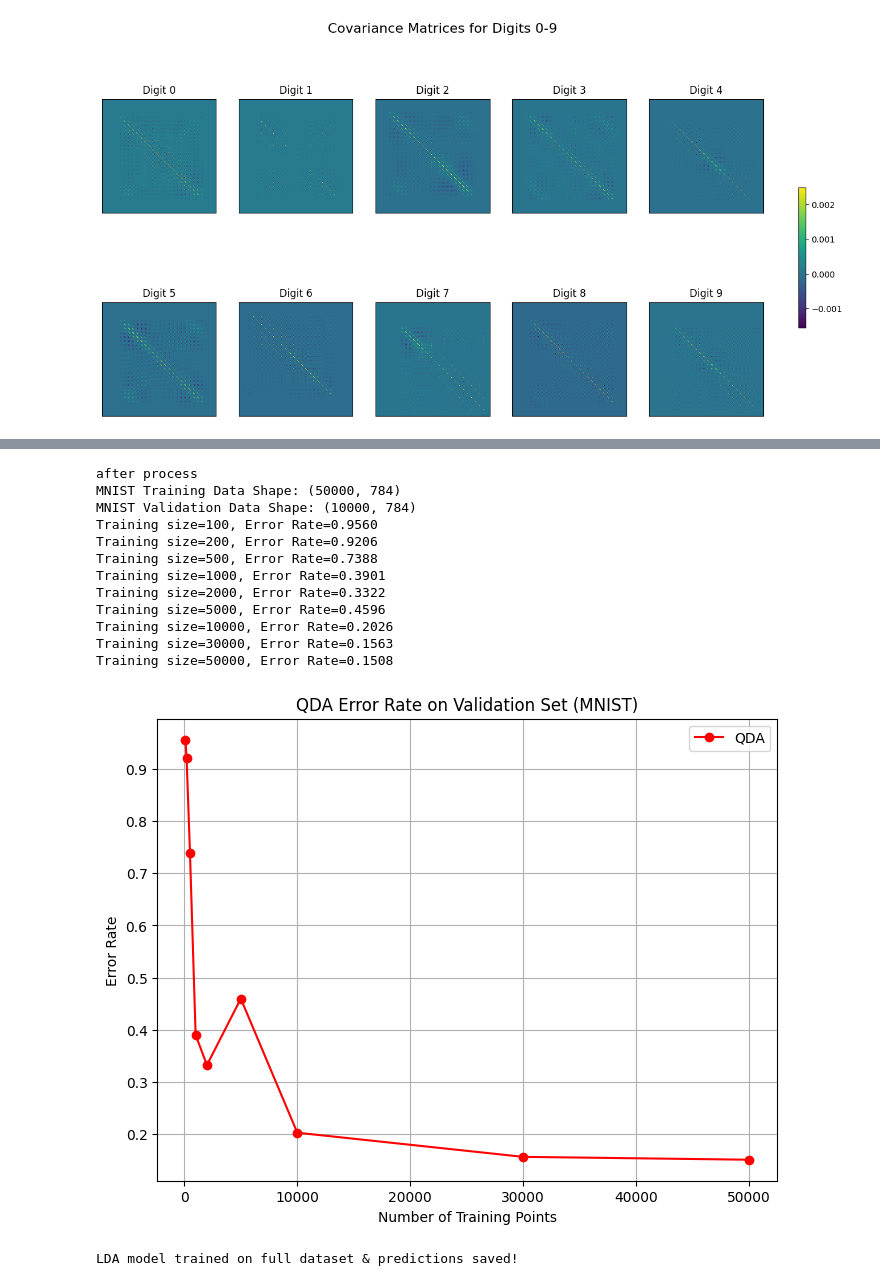
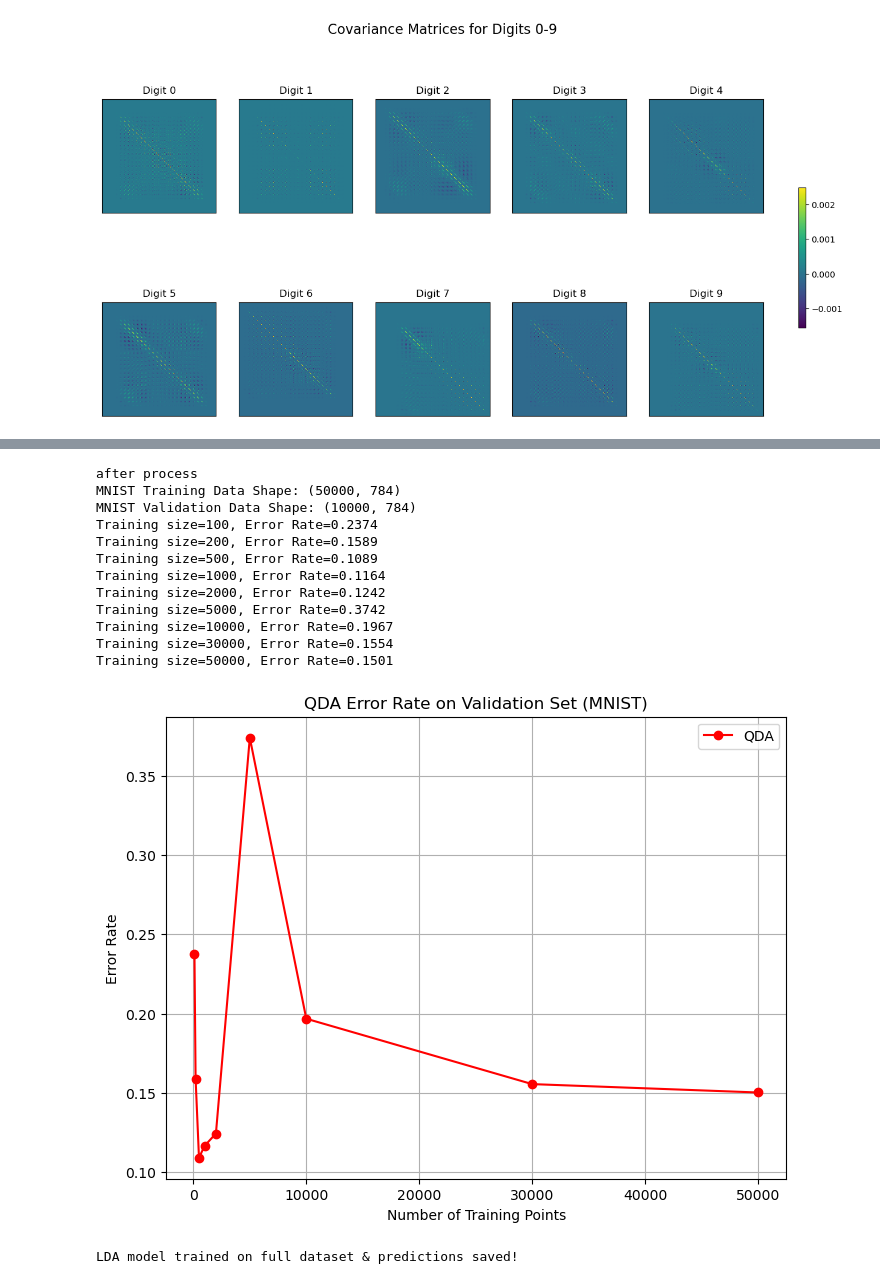
Before and after one commit to CalEricMa/cs189, a Jupyter notebook: hw3/hw3/scripts/hw3q8.ipynb, the cells around one changed output, grey strips where cells are left out. Drawn from its saved outputs; the diff is of its cells as text; code cells hidden in the pictures.

```diff
--- a/hw3/hw3/scripts/hw3q8.ipynb
+++ b/hw3/hw3/scripts/hw3q8.ipynb
@@ -135,6 +135,8 @@ np.random.seed(189)
 mnist_data = np.load("../data/mnist-data-hw3.npz")
 
 mnist_validation_data, mnist_validation_labels, mnist_training_data, mnist_training_labels = shuffle_partition_MNIST(mnist_data)
+training_data = contrast_normalize(training_data)
+test_data = contrast_normalize(test_data)
 print("after process")
 print("MNIST Training Data Shape:", mnist_training_data.shape)
 print("MNIST Validation Data Shape:", mnist_validation_data.shape)
@@ -197,7 +199,7 @@ def train_qda(data, label):
 
         diff = num_samples - mu_c[i]
         Sigma_c[i] = (diff.T @ diff) / (len(num_samples) - 1)
-
+        Sigma_c[i] += 1e-8 * np.eye(d)
 
     return pi_c, mu_c, Sigma_c, classes
 
@@ -228,46 +230,49 @@ random.seed(189)
 np.random.seed(189)
 mnist_data = np.load("../data/mnist-data-hw3.npz")
 mnist_validation_data, mnist_validation_labels, mnist_training_data, mnist_training_labels = shuffle_partition_MNIST(mnist_data)
+training_data = contrast_normalize(training_data)
+test_data = contrast_normalize(test_data)
+
 print("after process")
 print("MNIST Training Data Shape:", mnist_training_data.shape)
 print("MNIST Validation Data Shape:", mnist_validation_data.shape)
 
 subset_sizes = [100, 200, 500, 1000, 2000, 5000, 10000, 30000, 50000]
 error_rates = []
 for size in subset_sizes:
     X_sub = mnist_training_data[:size]
     y_sub = mnist_training_labels[:size]
 
     pi_c, mu_c, Sigma_c, classes = train_qda(X_sub, y_sub)
     y_val_pred = predict_qda(mnist_validation_data, pi_c, mu_c, Sigma_c, classes)
     accuracy = np.mean(y_val_pred == mnist_validation_labels)
     error_rate = 1.0 - accuracy
     error_rates.append(error_rate)
 
     print(f"Training size={size}, Error Rate={error_rate:.4f}")
 
 plt.figure(figsize=(8,6))
 plt.plot(subset_sizes, error_rates, marker='o', label='QDA', color='red')
 plt.xlabel("Number of Training Points")
 plt.ylabel("Error Rate")
 plt.title("QDA Error Rate on Validation Set (MNIST)")
 plt.legend()
 plt.grid(True)
 plt.show()
 # %% [output]
 after process
 MNIST Training Data Shape: (50000, 784)
 MNIST Validation Data Shape: (10000, 784)
-Training size=100, Error Rate=0.9560
-Training size=200, Error Rate=0.9206
-Training size=500, Error Rate=0.7388
-Training size=1000, Error Rate=0.3901
-Training size=2000, Error Rate=0.3322
-Training size=5000, Error Rate=0.4596
-Training size=10000, Error Rate=0.2026
-Training size=30000, Error Rate=0.1563
-Training size=50000, Error Rate=0.1508
+Training size=100, Error Rate=0.2374
+Training size=200, Error Rate=0.1589
+Training size=500, Error Rate=0.1089
+Training size=1000, Error Rate=0.1164
+Training size=2000, Error Rate=0.1242
+Training size=5000, Error Rate=0.3742
+Training size=10000, Error Rate=0.1967
+Training size=30000, Error Rate=0.1554
+Training size=50000, Error Rate=0.1501
-[figure, old version]
+[figure, new version]
 # %%
 import pandas as pd
 def results_to_csv(y_test, file_name):
```
Also changed, not shown: parts of 6 cells of this notebook, 2 other files.
